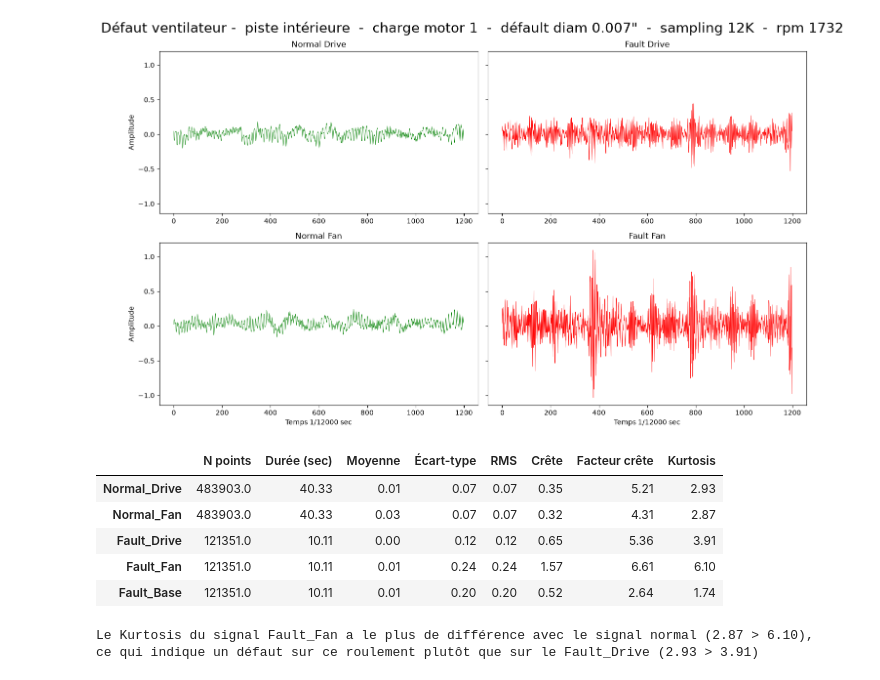
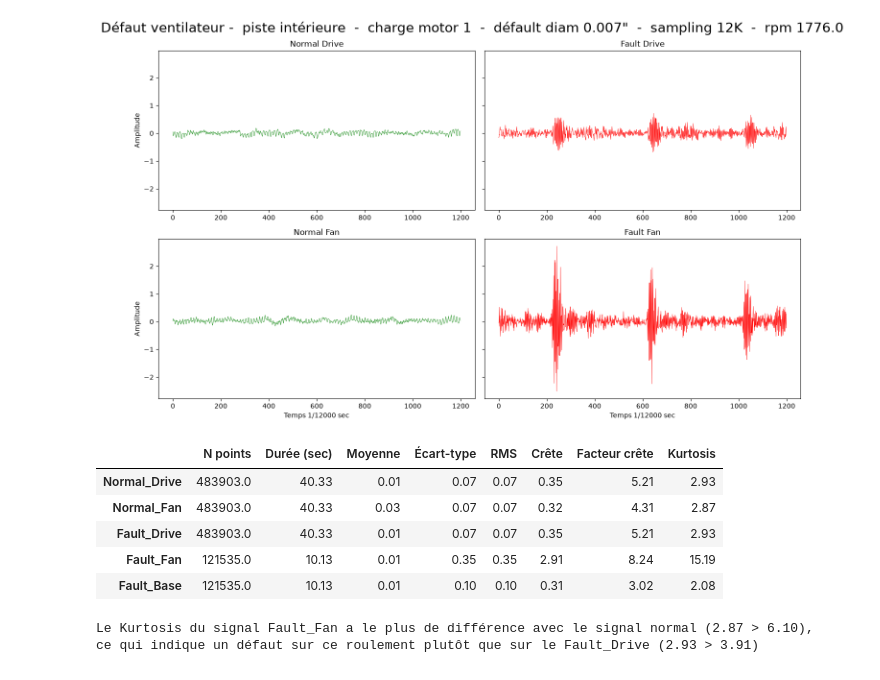
Before and after one commit to Robin3992/BDS_Fault_Detection, a Jupyter notebook: Codes/_Devs.ipynb, the cells around one changed output. Drawn from its saved outputs; the diff is of its cells as text; code cells hidden in the pictures.

```diff
--- a/Codes/_Devs.ipynb
+++ b/Codes/_Devs.ipynb
@@ -32,20 +32,51 @@ COEFF_Freq_FE = {"BPFI": 4.9469, "BPFO": 3.0530, "FTF": 0.3817, "BSF": 3.9874}
     # ==================
     # 1.2 Data
     # ==================
+# Local data path
+LocalDataPath = "/home/ubuntu/data/"
 
-# Data from local host
-data_ok = sci.loadmat('/home/ubuntu/BDS_Fault_Detection/data/Normal_Baseline_Data/Motor_Load_1/Normal_1/98.mat')
-data_fault_IR = sci.loadmat('/home/ubuntu/BDS_Fault_Detection/data/12k_Fan_End_Bearing_Fault/Fault_Diam_007/Motor_Load_1/IR007_1/279.mat')
+# Data loading
+def charger_signaux(chemin_mat):
+    mat = sci.loadmat(LocalDataPath+chemin_mat)
+    signaux = {}
+    for cle, valeur in mat.items():
+        if cle.startswith("__"):
+            continue
+        if cle.endswith("_DE_time"):
+            signaux["DE"] = np.ravel(valeur)
+        elif cle.endswith("_FE_time"):
+            signaux["FE"] = np.ravel(valeur)
+        elif cle.endswith("_BA_time"):
+            signaux["BA"] = np.ravel(valeur)
+        elif cle.endswith("RPM"):
+            signaux["RPM"] = float(valeur[0][0])
+    return signaux
+
 
 FS = 12000  # fréquence d'échantillonnage (Hz)
 
-# Extraction des données en liste de valeur
-Normal_DE = np.ravel(data_ok["X098_DE_time"])
-Normal_FE = np.ravel(data_ok["X098_FE_time"])
-Fault_DE  = np.ravel(data_fault_IR["X279_DE_time"])
-Fault_FE  = np.ravel(data_fault_IR["X279_FE_time"])
-Fault_BA  = np.ravel(data_fault_IR["X279_BA_time"])
-rpm = data_fault_IR["X279RPM"][0][0]
+
+# ============================================================
+# 2. Chargement des données
+# ============================================================
+normal = charger_signaux('Normal_Baseline_Data/Motor_Load_1/Normal_1/98.mat')
+# fault = charger_signaux('12k_Fan_End_Bearing_Fault/Fault_Diam_007/Motor_Load_1/IR007_1/279.mat')
+# fault = charger_signaux('12k_Fan_End_Bearing_Fault/Fault_Diam_007/Motor_Load_1/B007_1/283.mat')
+fault = charger_signaux('12k_Fan_End_Bearing_Fault/Fault_Diam_007/Motor_Load_1/OR007@6_1/295.mat')
+
+
+# --- Dictionnaire de signaux
+signaux = {
+    "Normal Drive": normal.get("DE"),
+    "Normal Fan":   normal.get("FE"),
+    "Fault Drive":  fault.get("DE"),
+    "Fault Fan":    fault.get("FE"),
+    "Fault Base":   fault.get("BA"),
+    "RPM":          fault.get("RPM"),
+}
+# supprime les vides
+signaux = {nom: sig for nom, sig in signaux.items() if sig is not None}
+rpm=signaux["RPM"]
 
 # ============================================================
 # 2. Définitions des fontions
@@ -60,49 +91,49 @@ def indicateurs(signal):
         "Écart-type": np.std(signal),
         "RMS":       np.sqrt(np.mean(signal**2)),
         "Crête":     np.max(np.abs(signal)),
         "Facteur crête": np.max(np.abs(signal)) / np.sqrt(np.mean(signal**2)),
         "Kurtosis":  kurtosis(signal, fisher=False)
     }
 
 
 # ============================================================
 # 3. Affichage graphiques
 # ============================================================
 
 # fenetre 0,1 secondes
 fig, axes = plt.subplots(2, 2, figsize=(14, 8), sharey=True)
-axes[0,0].plot(Normal_DE[:1200], color="g", lw=0.5); axes[0,0].set_title("Normal Drive")
-axes[1,0].plot(Normal_FE[:1200], color="g", lw=0.5); axes[1,0].set_title("Normal Fan")
-axes[0,1].plot(Fault_DE[:1200], color="r", lw=0.5); axes[0,1].set_title("Fault Drive")
-axes[1,1].plot(Fault_FE[:1200], color="r", lw=0.5); axes[1,1].set_title("Fault Fan")
-# axes[2,1].plot(Fault_BA[:1200], color="r", lw=0.5); axes[2,1].set_title("Fault Base")
+axes[0,0].plot(signaux["Normal Drive"][:1200], color="g", lw=0.5); axes[0,0].set_title("Normal Drive")
+axes[1,0].plot(signaux["Normal Fan"][:1200], color="g", lw=0.5); axes[1,0].set_title("Normal Fan")
+axes[0,1].plot(signaux["Fault Drive"][:1200], color="r", lw=0.5); axes[0,1].set_title("Fault Drive")
+axes[1,1].plot(signaux["Fault Fan"][:1200], color="r", lw=0.5); axes[1,1].set_title("Fault Fan")
+# axes[2,1].plot(signaux["Fault Base"][:1200], color="r", lw=0.5); axes[2,1].set_title("Fault Base")
 plt.tight_layout()
 fig.suptitle(f"Défaut ventilateur -  piste intérieure  -  charge motor 1  -  défault diam 0.007\"  -  sampling 12K  -  rpm {rpm}", fontsize=20, y=1.03)
 for ax in axes[:, 0]: ax.set_ylabel("Amplitude")
 for ax in axes[1, :]: ax.set_xlabel("Temps 1/12000 sec")
 plt.show()
 
 
 # ============================================================
 # 4. Indicateurs
 # ============================================================
 
-tableau = pd.DataFrame({"Normal_Drive": indicateurs(Normal_DE),
-                        "Normal_Fan": indicateurs(Normal_FE),
-                        "Fault_Drive": indicateurs(Fault_DE),
-                        "Fault_Fan": indicateurs(Fault_FE),
-                        "Fault_Base": indicateurs(Fault_BA),
+tableau = pd.DataFrame({"Normal_Drive": indicateurs(signaux["Normal Drive"]),
+                        "Normal_Fan": indicateurs(signaux["Normal Fan"]),
+                        "Fault_Drive": indicateurs(signaux["Normal Drive"]),
+                        "Fault_Fan": indicateurs(signaux["Fault Fan"]),
+                        "Fault_Base": indicateurs(signaux["Fault Base"]),
                         }).T.round(2)
 display(tableau)
 
 print("Le Kurtosis du signal Fault_Fan a le plus de différence avec le signal normal (2.87 > 6.10),\nce qui indique un défaut sur ce roulement plutôt que sur le Fault_Drive (2.93 > 3.91)")
 # %% [output]
-[figure, old version]
+[figure, new version]
 |  | N points | Durée (sec) | Moyenne | Écart-type | RMS | Crête | Facteur crête | Kurtosis |
 | Normal_Drive | 483903.0 | 40.33 | 0.01 | 0.07 | 0.07 | 0.35 | 5.21 | 2.93 |
 | Normal_Fan | 483903.0 | 40.33 | 0.03 | 0.07 | 0.07 | 0.32 | 4.31 | 2.87 |
-| Fault_Drive | 121351.0 | 10.11 | 0.00 | 0.12 | 0.12 | 0.65 | 5.36 | 3.91 |
-| Fault_Fan | 121351.0 | 10.11 | 0.01 | 0.24 | 0.24 | 1.57 | 6.61 | 6.10 |
-| Fault_Base | 121351.0 | 10.11 | 0.01 | 0.20 | 0.20 | 0.52 | 2.64 | 1.74 |
+| Fault_Drive | 483903.0 | 40.33 | 0.01 | 0.07 | 0.07 | 0.35 | 5.21 | 2.93 |
+| Fault_Fan | 121535.0 | 10.13 | 0.01 | 0.35 | 0.35 | 2.91 | 8.24 | 15.19 |
+| Fault_Base | 121535.0 | 10.13 | 0.01 | 0.10 | 0.10 | 0.31 | 3.02 | 2.08 |
 Le Kurtosis du signal Fault_Fan a le plus de différence avec le signal normal (2.87 > 6.10),
 ce qui indique un défaut sur ce roulement plutôt que sur le Fault_Drive (2.93 > 3.91)
```
Also changed, not shown: parts of 3 cells of this notebook.
